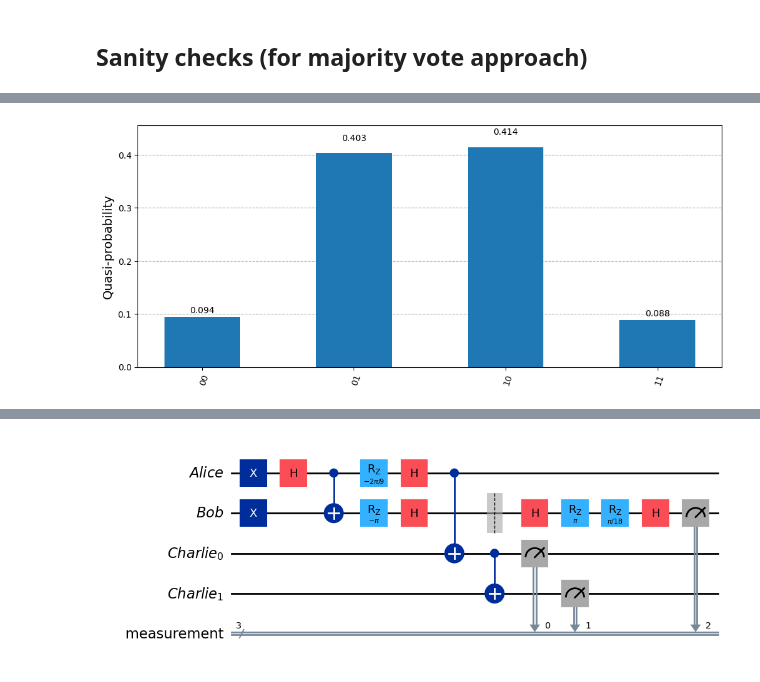
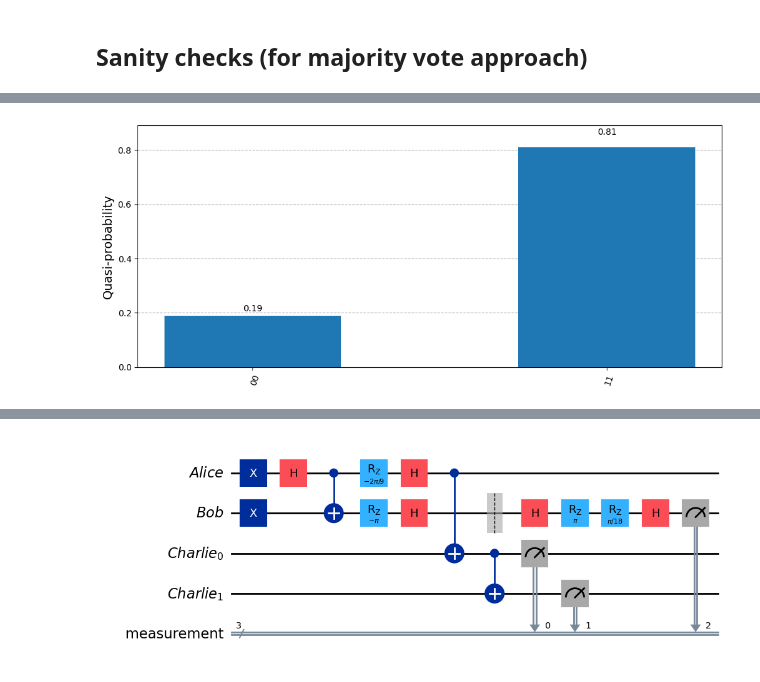
Before and after one commit to unitaryfoundation/wigners_friend, a Jupyter notebook: notebooks/demo.ipynb, the cells around one changed output, grey strips where cells are left out. Cells and saved outputs as stored; diff of their text form; code cells hidden in the pictures.

```diff
--- a/notebooks/demo.ipynb
+++ b/notebooks/demo.ipynb
@@ -52,11 +52,11 @@ WARNING: all-qubit error already exists for instruction "barrier", composing wit
 # %%
 results = {(alice_setting, bob_setting): probabilities}
-post_selected_results = post_select_results(results, charlie_size, debbie_size, 6, 6)
+post_selected_results = post_select_results(results, charlie_size, debbie_size, 6, 0)
 dec_res = decode_results(post_selected_results, charlie_size=charlie_size, debbie_size=debbie_size)
 probs = dec_res[(alice_setting, bob_setting)]
 plot_distribution(probs, figsize=(12, 5))
 # %% [output]
-[figure, old version]
+[figure, new version]
 # %%
 results
 # %% [output]
```
Also changed, not shown: parts of 6 cells of this notebook, 1 other file.
